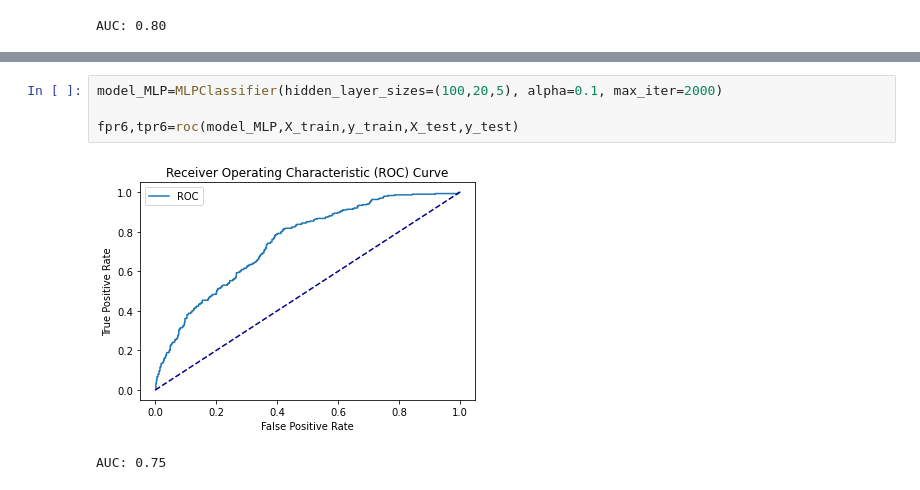
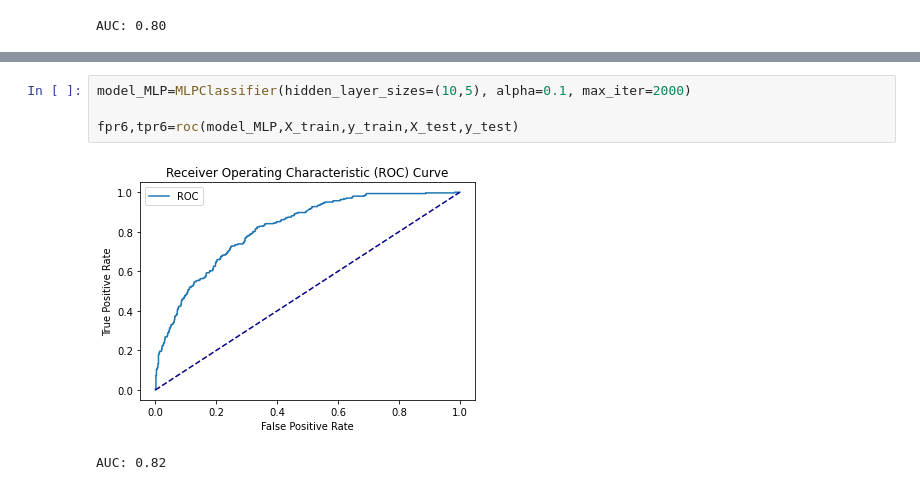
Before and after one commit to AndreaScarpellini1/ML-Project, a Jupyter notebook: Project .ipynb, the cells around one changed output, grey strips where cells are left out. Drawn from its saved outputs; the diff is of its cells as text.

```diff
--- a/Project .ipynb
+++ b/Project .ipynb
@@ -435,7 +442,7 @@ precision  train 0.697   test 0.679
 # %%
-model_MLP=MLPClassifier(hidden_layer_sizes=(100,20,5), alpha=0.1, max_iter=2000)
+model_MLP=MLPClassifier(hidden_layer_sizes=(10,5), alpha=0.1, max_iter=2000)
 
 fpr6,tpr6=roc(model_MLP,X_train,y_train,X_test,y_test)
 # %% [output]
-[figure, old version]
+[figure, new version]
-AUC: 0.75
+AUC: 0.82
```
Also changed, not shown: parts of 17 cells of this notebook.
